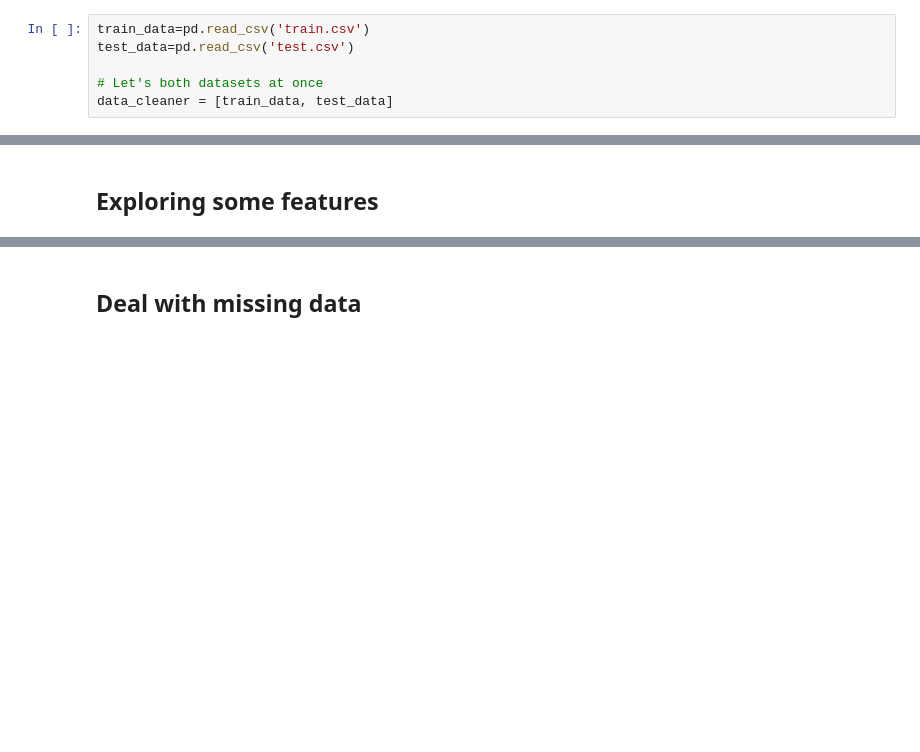
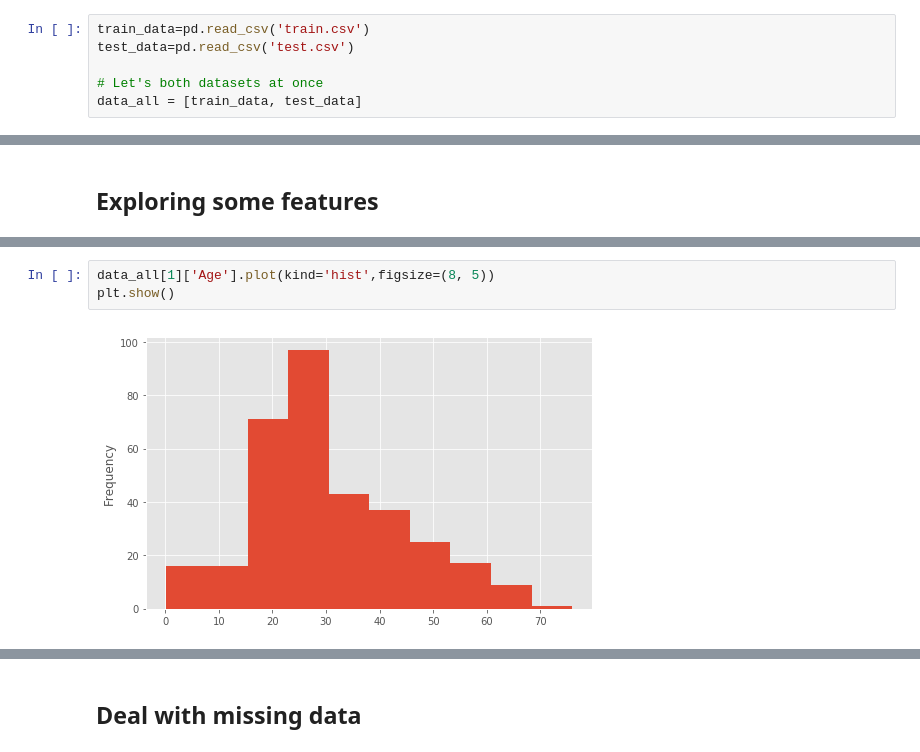
Before and after one commit to RachelPengmkt/Titanic-Machine-Learning-from-Disaster-Classification-Prediction, a Jupyter notebook: Titanic-Machine-Learning-from-Disaster-Classification-Prediction.ipynb, the cells around one changed output, grey strips where cells are left out. Cells and saved outputs as stored; diff of their text form; blank space fills up the shorter version.

```diff
--- a/Titanic-Machine-Learning-from-Disaster-Classification-Prediction.ipynb
+++ b/Titanic-Machine-Learning-from-Disaster-Classification-Prediction.ipynb
@@ -15,7 +15,7 @@ train_data=pd.read_csv('train.csv')
 test_data=pd.read_csv('test.csv')
 
 # Let's both datasets at once
-data_cleaner = [train_data, test_data]
+data_all = [train_data, test_data]
 # %%
 train_data
 # %% [output]
@@ -93,4 +85,9 @@ train_data['Age'].plot(kind='hist',figsize=(8, 5))
 plt.show()
 # %% [output]
 [figure]
+# %%
+data_all[1]['Age'].plot(kind='hist',figsize=(8, 5))
+plt.show()
+# %% [output]
+[figure, added]
 # %%
```
Also changed, not shown: parts of 40 cells of this notebook.
